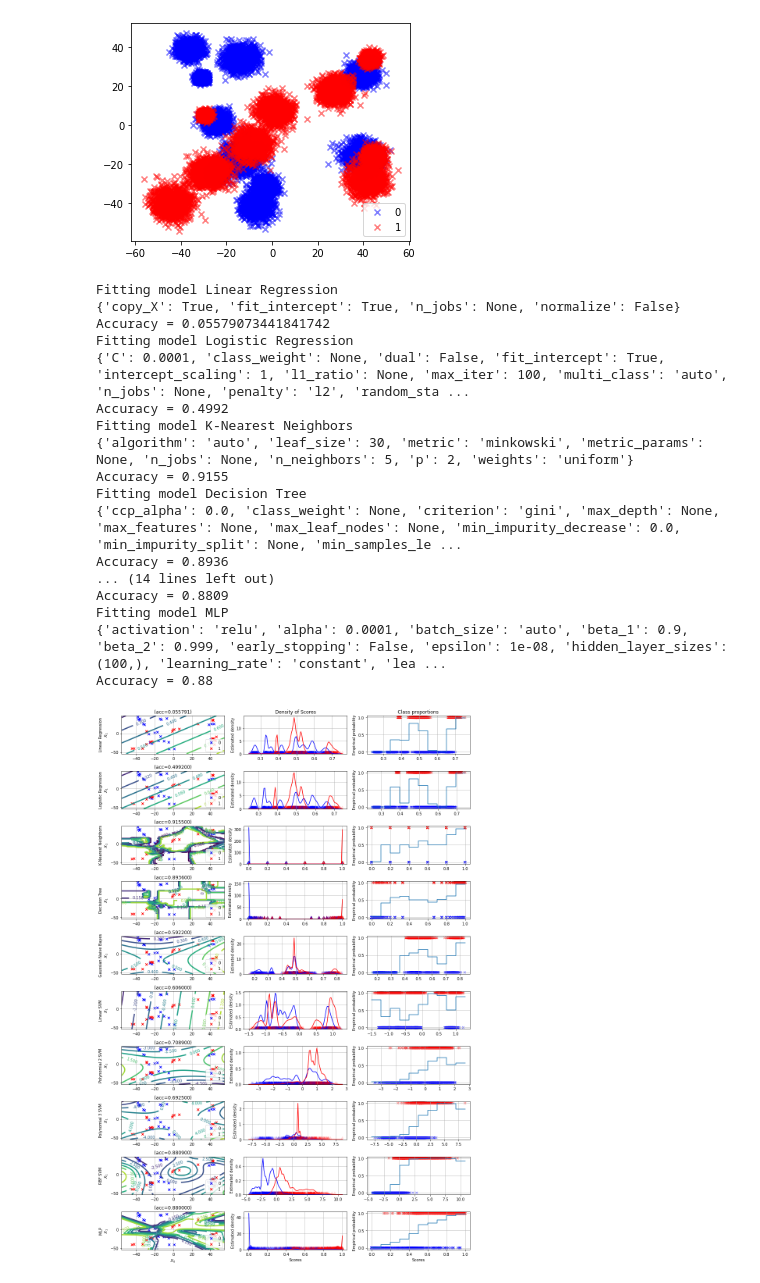
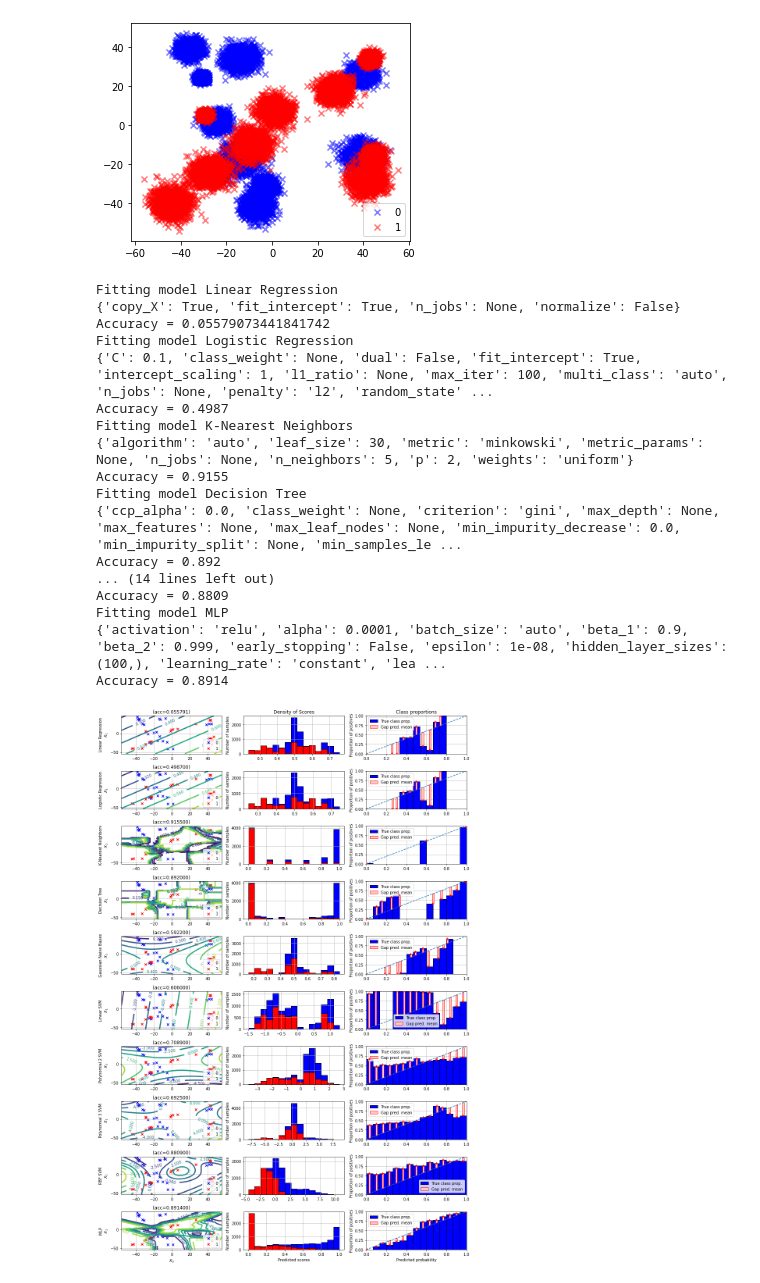
Before and after one commit to classifier-calibration/hands_on, a Jupyter notebook: notebooks/3_classifier_outputs.ipynb, the cells around one changed output. Cells and saved outputs as stored; diff of their text form; code cells hidden in the pictures.

```diff
--- a/notebooks/3_classifier_outputs.ipynb
+++ b/notebooks/3_classifier_outputs.ipynb
@@ -197,7 +131,7 @@ from sklearn.model_selection import StratifiedKFold
 from sklearn.metrics import log_loss
 
 models = [(LinearRegression, {},"Linear Regression"),
-          (LogisticRegression, {'C': 0.0001},"Logistic Regression"),
+          (LogisticRegression, {'C': 0.1},"Logistic Regression"),
           (KNeighborsClassifier, {},"K-Nearest Neighbors"),
           (MyDecisionTreeClassifier, {},"Decision Tree"),
           (GaussianNB, {},"Gaussian Naive Bayes"),
@@ -259,49 +193,39 @@ for i, (model, args, name) in enumerate(models):
     plot_points(x_val[:50],y_val[:50],alpha=1.0)
     plot_contourlines(x,y,model,alpha=1)
     if i < len(models) - 1:
         plt.xlabel('')
     plt.title('(acc={:02f})'.format(score))
 
     # SCORES' DENSITY
-    plt.subplot(n_models,3,i*3+2)
-    s_min = min(y_val_pred)
-    s_max = max(y_val_pred)
-    bandwidth = (np.abs(s_max-s_min)+1)/20
-    plot_densities(y_val_pred, y_val, bandwidth, proportion=0.2)
+    ax = plt.subplot(n_models,3,i*3+2)
+    plot_histogram(y_val_pred, y_val, ax=ax)
 
     if i < len(models) - 1:
         plt.xlabel('')
 
-    plt.subplot(n_models,3,i*3+3)
-    plot_reliability_diagram((y_val_pred,),
-                     y_val,
-                     legend_set=('original',),
-                     original_first=True,
-                     show_legend=False,
-                     proportion=0.2)
+    ax = plt.subplot(n_models,3,i*3+3)
+    fig, ax = plot_binary_reliability_diagram_gaps(y_val, y_val_pred, n_bins=15, ax=ax)
     if i < len(models) - 1:
         plt.xlabel('')
 
-
-
 plt.tight_layout()
 plt.savefig('example_classifier_scores.pdf')
 # %% [output]
 Fitting model Linear Regression
 {'copy_X': True, 'fit_intercept': True, 'n_jobs': None, 'normalize': False}
 Accuracy = 0.05579073441841742
 Fitting model Logistic Regression
-{'C': 0.0001, 'class_weight': None, 'dual': False, 'fit_intercept': True, 'intercept_scaling': 1, 'l1_ratio': None, 'max_iter': 100, 'multi_class': 'auto', 'n_jobs': None, 'penalty': 'l2', 'random_sta ...
-Accuracy = 0.4992
+{'C': 0.1, 'class_weight': None, 'dual': False, 'fit_intercept': True, 'intercept_scaling': 1, 'l1_ratio': None, 'max_iter': 100, 'multi_class': 'auto', 'n_jobs': None, 'penalty': 'l2', 'random_state' ...
+Accuracy = 0.4987
 Fitting model K-Nearest Neighbors
 {'algorithm': 'auto', 'leaf_size': 30, 'metric': 'minkowski', 'metric_params': None, 'n_jobs': None, 'n_neighbors': 5, 'p': 2, 'weights': 'uniform'}
 Accuracy = 0.9155
 Fitting model Decision Tree
 {'ccp_alpha': 0.0, 'class_weight': None, 'criterion': 'gini', 'max_depth': None, 'max_features': None, 'max_leaf_nodes': None, 'min_impurity_decrease': 0.0, 'min_impurity_split': None, 'min_samples_le ...
-Accuracy = 0.8936
+Accuracy = 0.892
 ... (14 lines left out)
 Accuracy = 0.8809
 Fitting model MLP
 {'activation': 'relu', 'alpha': 0.0001, 'batch_size': 'auto', 'beta_1': 0.9, 'beta_2': 0.999, 'early_stopping': False, 'epsilon': 1e-08, 'hidden_layer_sizes': (100,), 'learning_rate': 'constant', 'lea ...
-Accuracy = 0.88
+Accuracy = 0.8914
-[figure, old version]
+[figure, new version]
```
Also changed, not shown: parts of 4 cells of this notebook, 1 other file.
